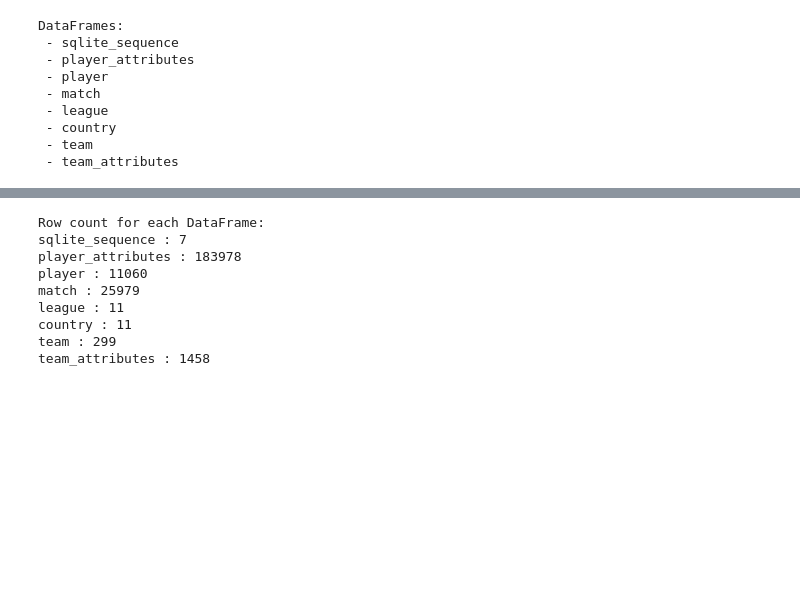
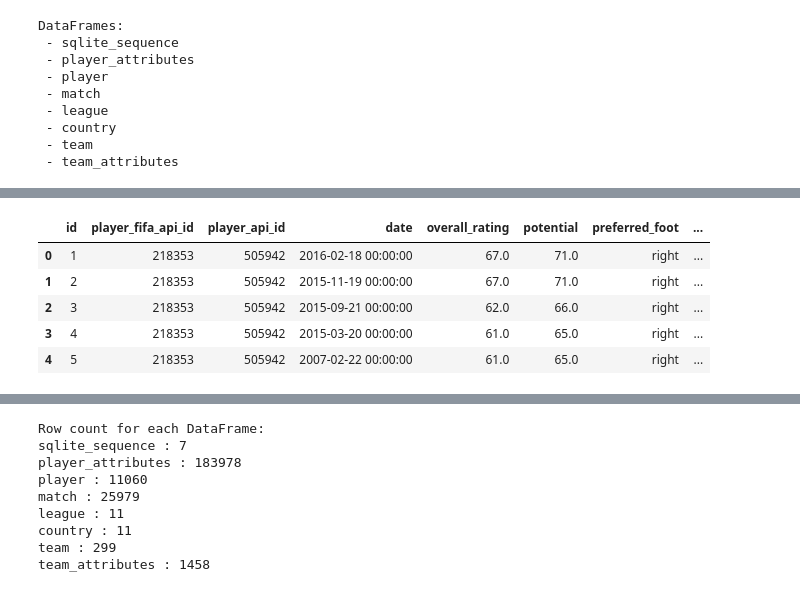
Before and after one commit to TijnD07/DataLab2-Sprint2, a Jupyter notebook: index.ipynb, the cells around one changed output, grey strips where cells are left out. Cells and saved outputs as stored; diff of their text form; code cells hidden in the pictures; blank space fills up the shorter version.

```diff
--- a/index.ipynb
+++ b/index.ipynb
@@ -52,0 +69,71 @@ DataFrames:
+# %%
+pd.set_option('display.max_columns', None)
+import pandas as pd
+
+def check_kolom(df, kolom_naam):
+    """Functie om informatie te krijgen over een kolom, om hem te kunnen beschrijven"""
+    print(kolom_naam)
+    print(f"Datatype: {df[kolom_naam].dtype}")
+    print(f"Missende waardes: {df[kolom_naam].isnull().sum()}")
+
+    if pd.api.types.is_numeric_dtype(df[kolom_naam]):
+        print(f"Maximale waarde: {df[kolom_naam].max()}")
+        print(f"Minimale waarde: {df[kolom_naam].min()}")
+    else:
+        print("Maximale waarde: N.v.t. (tekstkolom)")
+        print("Minimale waarde: N.v.t. (tekstkolom)")
+
+    print("\nWaarde tellingen:")
+    print(df[kolom_naam].value_counts().head(10))
+
+check_kolom(player_attributes, 'gk_reflexes')
+
+display(player_attributes.head(5))
+# display(player_attributes.info())
+# Er zijn in totaal 183978 rijen en 42 kolommen, er missen in 30 kolommen 836 waardes. Er zijn ook nog 7 kolommen waarbij 2713 waardes missen.
+# De kolom attacking_work_rate heeft de meeste missende waardes, namenlijk: 3230.
+        # id = de ID van de speler in de tabel (int: 1-183978)
+        # player_fifa_api_id = de ID van de speler in FIFA (int: 2-234141)
+        # player_api_id = de ID van de speler in the Open Player Database (int: 2625-750584)
+        # date = de datum waarop de attributen van de speler zijn opgehaald (object: 2007/02/22-2016/07/07)
+        # overall_rating = de gemiddelde rating van de speler (float: 33-94)
+        # potential = de maximaal haalbare rating van de speler in de toekomst (float: 39-97)
+        # preferred_foot = de voorkeur voet van de speler (object: left, right)
+        # attacking_work_rate = hoe hard de speler aanvalt (object: low, medium, high, None, norm, y, le, stoc)
+        # defensive_work_rate = hoe hard de speler verdedigt (object: low, medium, high, _0, o, 1, ormal, 2, 3, 5, 7, 6, 0, 9, 4, es, ean, tocky, 8)
+        # crossing = de score voor de voorzetten van de speler (float: 1-95)
+        # finishing = de score voor de nauwkeurigheid van schoten op doel van de speler(float: 1-97)
+        # heading_accuracy = de score voor de nauwkeurigheid van het koppen van de speler (float: 1-98)
+        # short_passing = de score voor de nauwkeurigheid van de korte passen van de speler (float: 3-97)
+        # volleys = de score voor het vermogen van de speler om een bal vanuit de lucht direct te schieten (float: 1-93)
+        # dribbling = de score voor de nauwkeurigheid van de dribbling van de speler (float: 1-97)
+        # curve = de score voor het vermogen om de bal met een boog/effect te trappen (float: 2-94)
+        # free_kick_accuracy = de score voor de nauwkeurigheid van de speler bij het nemen van directe vrije trappen (float: 1-97)
+        # long_passing = de score voor de nauwkeurigheid van de lange passen van de speler (float: 3-97)
+        # ball_control = de score voor het vermogen van de speler om de bal onder controle te houden (float: 5-97)
+        # acceleration = de score voor hoe snel de speler zijn maximale snelheid bereikt (float: 10-97)
+        # sprint_speed = de score voor de maximale loopsnelheid van de speler (float: 12-97)
+        # agility = de score voor de wendbaarheid van de speler bij het draaien en veranderen van richting (float: 11-96)
+        # reactions = de score voor hoe snel de speler reageert op situaties op het veld (float: 17-97)
+        # balance = de score voor het vermogen van de speler om zijn evenwicht te bewaren (float: 12-96)
+        # shot_power = de score voor de kracht van het schot van de speler (float: 2-97)
+        # jumping = de score voor de sprongkracht van de speler (float: 14-96)
+        # stamina = de score voor het uithoudingsvermogen van de speler (float: 10-96)
+        # strength = de score voor de fysieke kracht van de speler (float: 10-96)
+        # long_shots = de score voor de nauwkeurigheid van schoten vanaf buiten het strafschopgebied (float: 10-96)
+        # aggression = de score voor de mate van aggresie bij de speler (float: 6-97)
+        # interceptions = de score voor het vermogen om passes te lezen en te onderscheppen van de speler (float: 1-96)
+        # positioning = de score voor het vermogen van de speler om zich op de juist positie te positioneren (float: 2-96)
+        # vision = de score voor het spelinzicht en overzicht om vrije medespelers en ruimtes te zien van de speler (float: 1-97)
+        # penalties = de score voor de nauwkeurigheid van het nemen van penalties van de speler (float: 2-96)
+        # marking = de score voor het vermogen om een tegenstander af te dekken en te volgen (float: 1-96)
+        # standing_tackle = de score voor de nauwkeurigheid van de staande tackles van de speler (float: 1-95)
+        # sliding_tackle = de score voor de nauwkeurigheid van de slide tackles van de speler (float: 2-95)
+        # gk_diving = de score voor het vermogen van de speler om naar de hoeken te duiken en schoten te stoppen (float: 1-94)
+        # gk_handling = de score voor het vermogen van de speler om de bal klemvast te pakken en vast te houden (float: 1-93)
+        # gk_kicking = de score voor de afstand en nauwkeurigheid van de uittrap en passes van de de speler (float: 1-97)
+        # gk_positioning = de score voor het vermogen van de speler om de juiste positie in het doel te kiezen (float: 1-96)
+        # gk_reflexes = de score voor de reactiesnelheid van de speler op schoten op doel (float: 1-96)
+# Statistieken van spelers, overgenomen uit de FIFA-gameserie (EA Sports)
+# Aangezien er heel veel kolommen dezelfde hoeveelheid rijen met missende waarde hebben, zouden we de rijen met de missende waardes kunnen verwijderen
+# %% [output]
@@ -52,0 +159,6 @@ DataFrames:
+|  | id | player_fifa_api_id | player_api_id | date | overall_rating | potential | preferred_foot | ... |
+| 0 | 1 | 218353 | 505942 | 2016-02-18 00:00:00 | 67.0 | 71.0 | right | ... |
+| 1 | 2 | 218353 | 505942 | 2015-11-19 00:00:00 | 67.0 | 71.0 | right | ... |
+| 2 | 3 | 218353 | 505942 | 2015-09-21 00:00:00 | 62.0 | 66.0 | right | ... |
+| 3 | 4 | 218353 | 505942 | 2015-03-20 00:00:00 | 61.0 | 65.0 | right | ... |
+| 4 | 5 | 218353 | 505942 | 2007-02-22 00:00:00 | 61.0 | 65.0 | right | ... |
```
Also changed, not shown: parts of 3 cells of this notebook.
